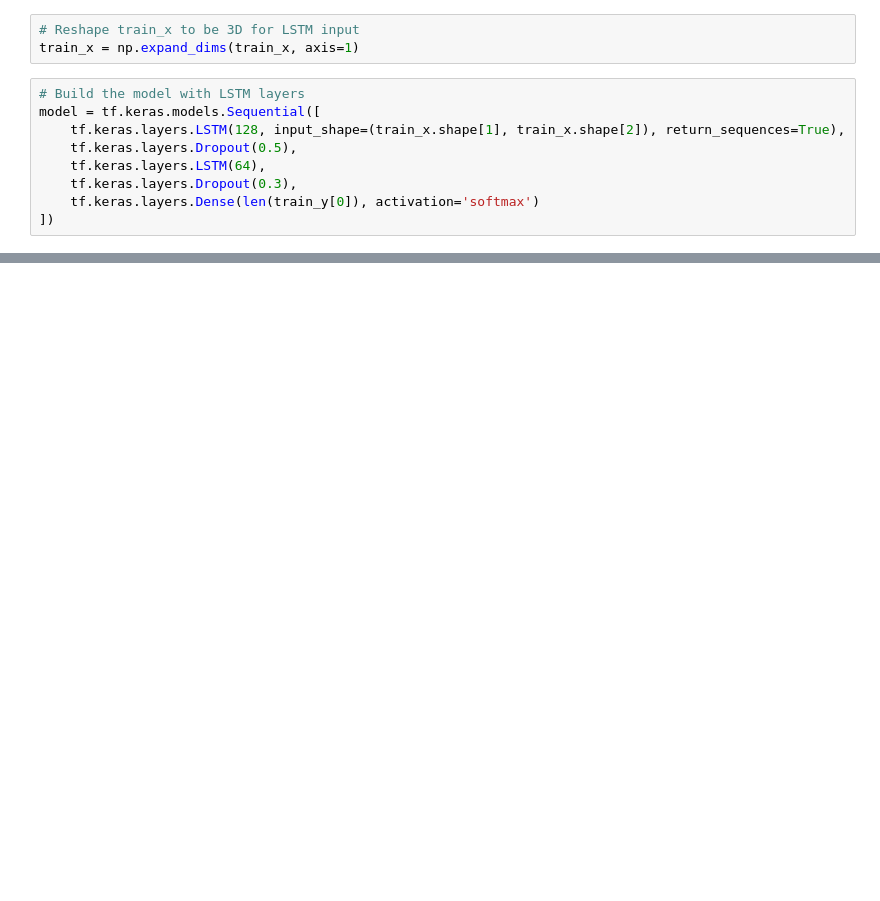
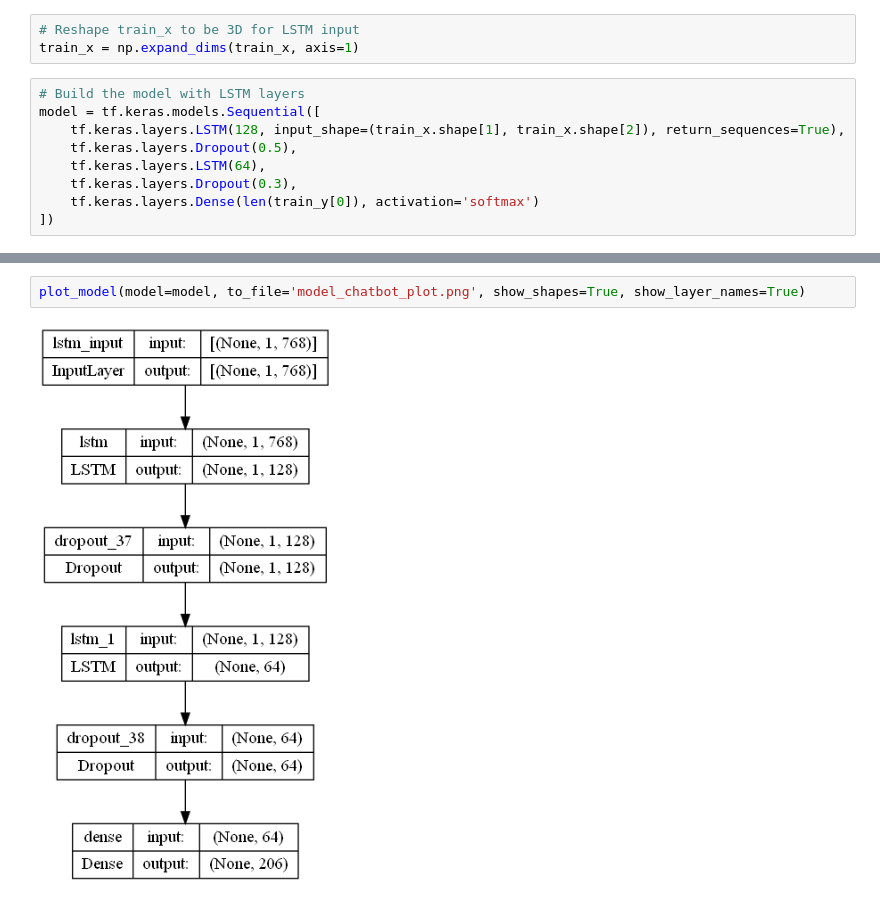
Before and after one commit to UhuyDev/Foodricion-ML, a Jupyter notebook: foodricion_bot.ipynb, the cells around one changed output, grey strips where cells are left out. Drawn from its saved outputs; the diff is of its cells as text; blank space fills up the shorter version.

```diff
--- a/foodricion_bot.ipynb
+++ b/foodricion_bot.ipynb
@@ -141,5 +229,9 @@ Trainable params: 522257 (1.99 MB)
 Non-trainable params: 0 (0.00 Byte)
 _________________________________________________________________
+# %%
+plot_model(model=model, to_file='model_chatbot_plot.png', show_shapes=True, show_layer_names=True)
+# %% [output]
+[figure, added]
 # %%
 # from tensorflow.keras.utils import plot_model
 from keras.utils import plot_model
```
Also changed, not shown: parts of 23 cells of this notebook.
